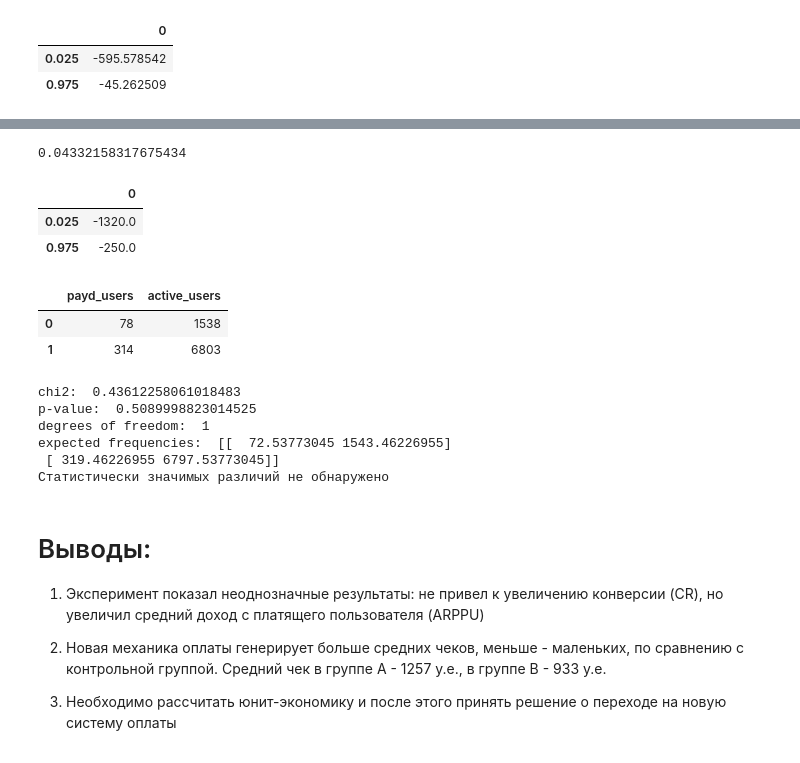
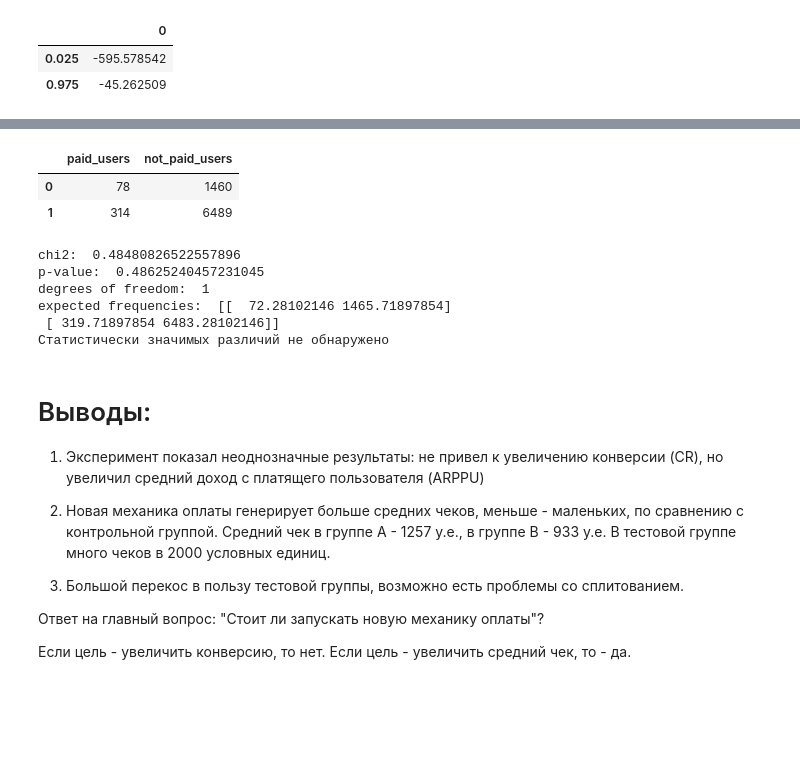
Before and after one commit to artemspb2/metrics_calculation_CR_ARPU, a Jupyter notebook: first_task.ipynb, the cells around one changed output, grey strips where cells are left out. Cells and saved outputs as stored; diff of their text form; code cells hidden in the pictures; blank space fills up the shorter version.

```diff
--- a/first_task.ipynb
+++ b/first_task.ipynb
@@ -102,7 +102,8 @@ active_studs
 | 8340 | 205705 |
 8341 rows × 1 columns
 # %%
-checks = pd.read_csv(url + 'https://disk.yandex.ru/d/pH1q-VqcxXjsVA', sep =';')
+# checks = pd.read_csv(url + 'https://disk.yandex.ru/d/pH1q-VqcxXjsVA', sep =';')
+checks = pd.read_csv('/mnt/HC_Volume_18315164/home-jupyter/jupyter-ar-davydov/Проект_2_checks.csv', sep =';')
 # %%
 # проверяем правильно ли загрузилось
 # смотрим размер датасета
@@ -547,26 +467,15 @@ booted_data = get_bootstrap(full_df.query('student_id_y > 0 and grp == "A" and r
-# %%
-booted_data["p_value"] # показывает статистически значимую разницу (на уровне p<0.05)
-# %% [output]
-0.04332158317675434
-# %%
-booted_data["quants"] # ДИ
-# не пересекают 0  - различия есть
-# %% [output]
-|  | 0 |
-| 0.025 | -1320.0 |
-| 0.975 | -250.0 |
 # %%
 # создаю таблицу сопряженности
 payd_users = tab['rev']['число_оплативших_акт_юзеров/число_акт_юзеров']
-active_users = tab['student_id_y']['число_оплативших_акт_юзеров/число_акт_юзеров']
+not_paid_users = tab['student_id_y']['число_оплативших_акт_юзеров/число_акт_юзеров'] - tab['rev']['число_оплативших_акт_юзеров/число_акт_юзеров']
 observed = pd.DataFrame()
-observed['payd_users'] = tab['rev']['число_оплативших_акт_юзеров/число_акт_юзеров']
-observed['active_users'] = tab['student_id_y']['число_оплативших_акт_юзеров/число_акт_юзеров']
+observed['paid_users'] = tab['rev']['число_оплативших_акт_юзеров/число_акт_юзеров']
+observed['not_paid_users'] = tab['student_id_y']['число_оплативших_акт_юзеров/число_акт_юзеров'] - tab['rev']['число_оплативших_акт_юзеров/число_акт_юзеров']
 observed
 # %% [output]
-|  | payd_users | active_users |
-| 0 | 78 | 1538 |
-| 1 | 314 | 6803 |
+|  | paid_users | not_paid_users |
+| 0 | 78 | 1460 |
+| 1 | 314 | 6489 |
 # %%
 # Проводим хи-квадрат тест
 chi2, p_value, dof, expected = chi2_contingency(observed)
@@ -584,17 +493,21 @@ if p_value < 0.05:
 
 # Различия незначимы, даже без всяких поправок
 # %% [output]
-chi2:  0.43612258061018483
-p-value:  0.5089998823014525
+chi2:  0.48480826522557896
+p-value:  0.48625240457231045
 degrees of freedom:  1
-expected frequencies:  [[  72.53773045 1543.46226955]
- [ 319.46226955 6797.53773045]]
+expected frequencies:  [[  72.28102146 1465.71897854]
+ [ 319.71897854 6483.28102146]]
 Статистически значимых различий не обнаружено
 # %% [markdown]
 # Выводы:
 
 1) Эксперимент показал неоднозначные результаты: не привел к увеличению конверсии (CR), но увеличил средний доход с платящего пользователя (ARPPU)
 
-2) Новая механика оплаты генерирует больше средних чеков, меньше - маленьких, по сравнению с контрольной группой. Средний чек в группе А - 1257 у.е., в группе В - 933 у.е.
+2) Новая механика оплаты генерирует больше средних чеков, меньше - маленьких, по сравнению с контрольной группой. Средний чек в группе А - 1257 у.е., в группе В - 933 у.е. В тестовой группе много чеков в 2000 условных единиц.
 
-3) Необходимо рассчитать юнит-экономику и после этого принять решение о переходе на новую систему оплаты
+3) Большой перекос в пользу тестовой группы, возможно есть проблемы со сплитованием.
+
+Ответ на главный вопрос: "Стоит ли запускать новую механику оплаты"?
+
+Если цель - увеличить конверсию, то нет. Если цель - увеличить средний чек, то - да.
```
Also changed, not shown: parts of 18 cells of this notebook, 2 other files.
